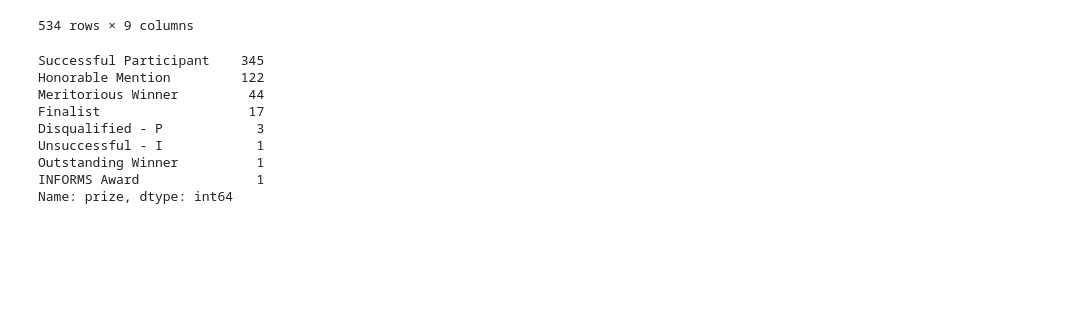
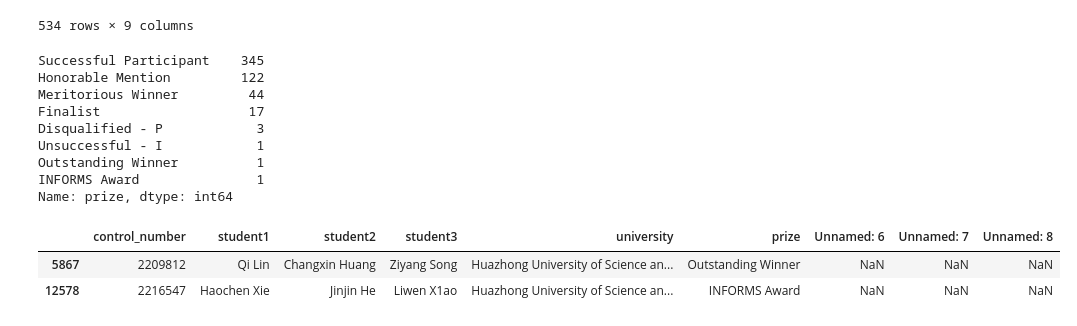
Before and after one commit to personqianduixue/comap_crawler_2023, a Jupyter notebook: analysis.ipynb, the cells around one changed output. Saved outputs shown, nothing was run; the diff lists cells and outputs as text; code cells hidden in the pictures; blank space fills up the shorter version.

```diff
--- a/analysis.ipynb
+++ b/analysis.ipynb
@@ -89,3 +89,10 @@ Unsuccessful - I            1
 Outstanding Winner          1
 INFORMS Award               1
 Name: prize, dtype: int64
+# %%
+prize_result=your_univ_result.loc[(your_univ_result['prize']=='Outstanding Winner') | (your_univ_result['prize'].str.contains('Award'))]
+prize_result
+# %% [output]
+|  | control_number | student1 | student2 | student3 | university | prize | Unnamed: 6 | Unnamed: 7 | Unnamed: 8 |
+| 5867 | 2209812 | Qi Lin | Changxin Huang | Ziyang Song | Huazhong University of Science an... | Outstanding Winner | NaN | NaN | NaN |
+| 12578 | 2216547 | Haochen Xie | Jinjin He | Liwen X1ao | Huazhong University of Science an... | INFORMS Award | NaN | NaN | NaN |
```
Also changed, not shown: parts of 1 cell of this notebook.
